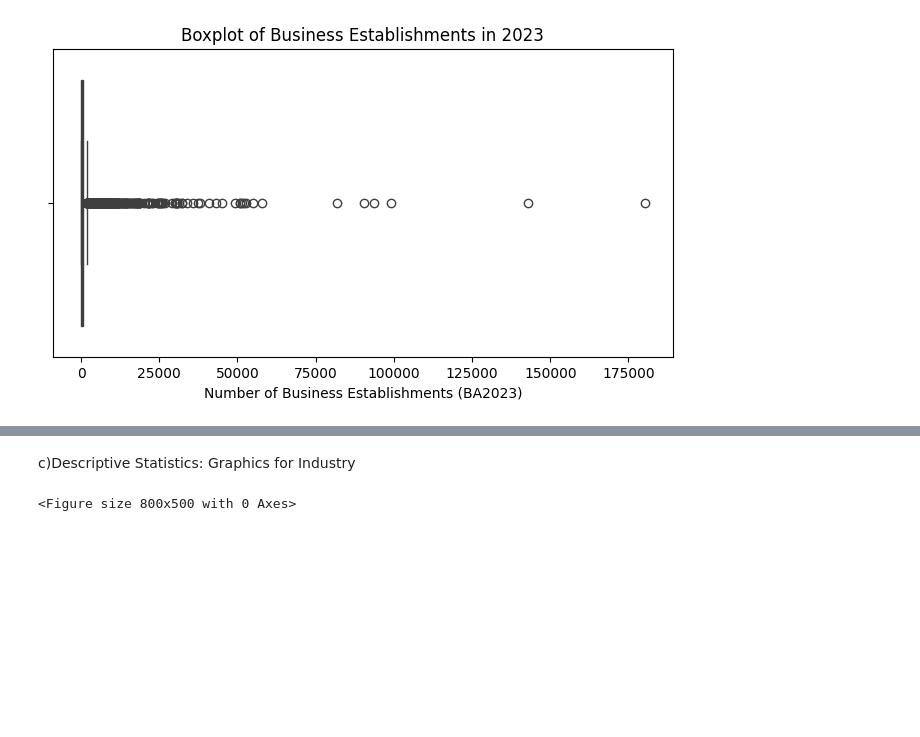
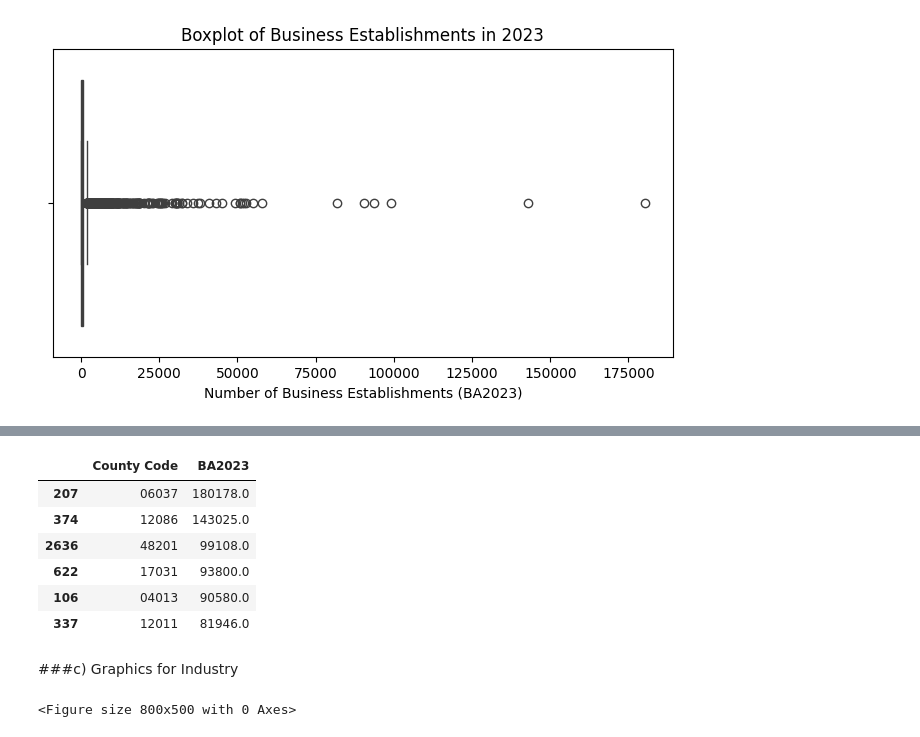
Before and after one commit to shirleyrutgers/DataManPy, a Jupyter notebook: ps0dataman.ipynb, the cells around one changed output, grey strips where cells are left out. Drawn from its saved outputs; the diff is of its cells as text; code cells hidden in the pictures; blank space fills up the shorter version.

```diff
--- a/ps0dataman.ipynb
+++ b/ps0dataman.ipynb
@@ -389,5 +426,18 @@ Text(0.5, 0, 'Number of Business Establishments (BA2023)')
+# %%
+business_filtered.sort_values(
+    by='BA2023',
+    ascending=False
+)[['County Code', 'BA2023']].head(6)
+# %% [output]
+|  | County Code | BA2023 |
+| 207 | 06037 | 180178.0 |
+| 374 | 12086 | 143025.0 |
+| 2636 | 48201 | 99108.0 |
+| 622 | 17031 | 93800.0 |
+| 106 | 04013 | 90580.0 |
+| 337 | 12011 | 81946.0 |
 # %% [markdown]
-c)Descriptive Statistics: Graphics for Industry
+###c) Graphics for Industry
 # %%
 lq_column = 'Employment Location Quotient Relative to U.S.'
 
```
Also changed, not shown: parts of 15 cells of this notebook.
